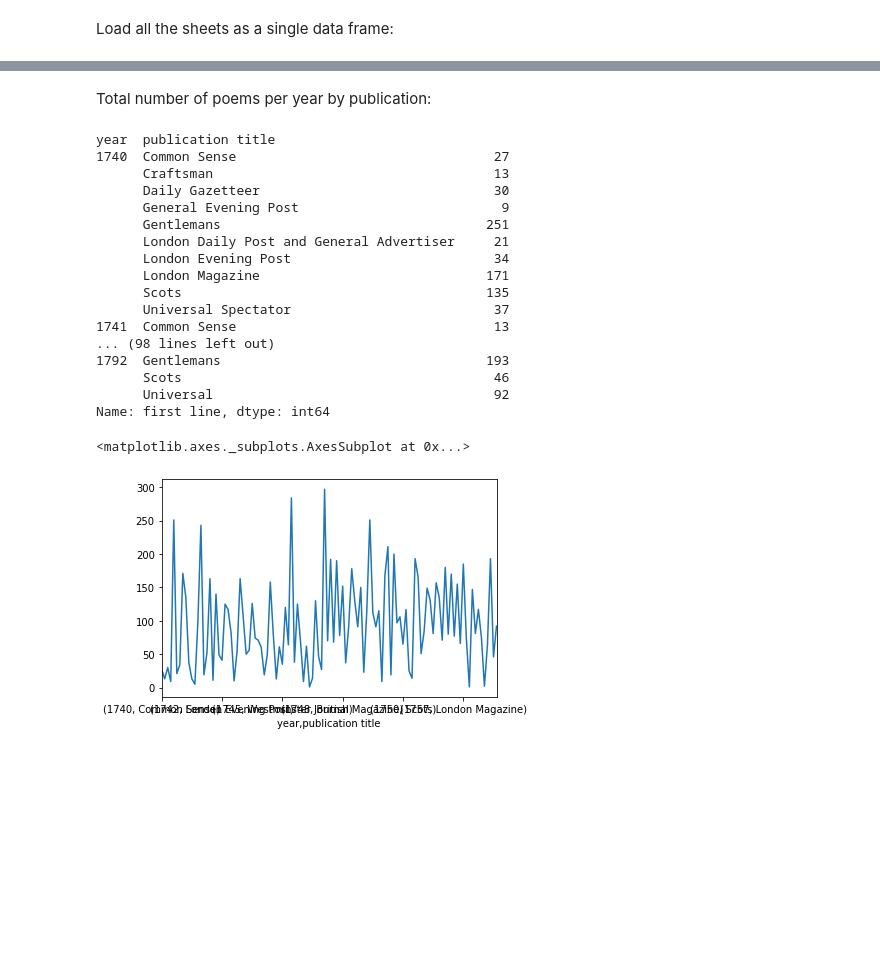
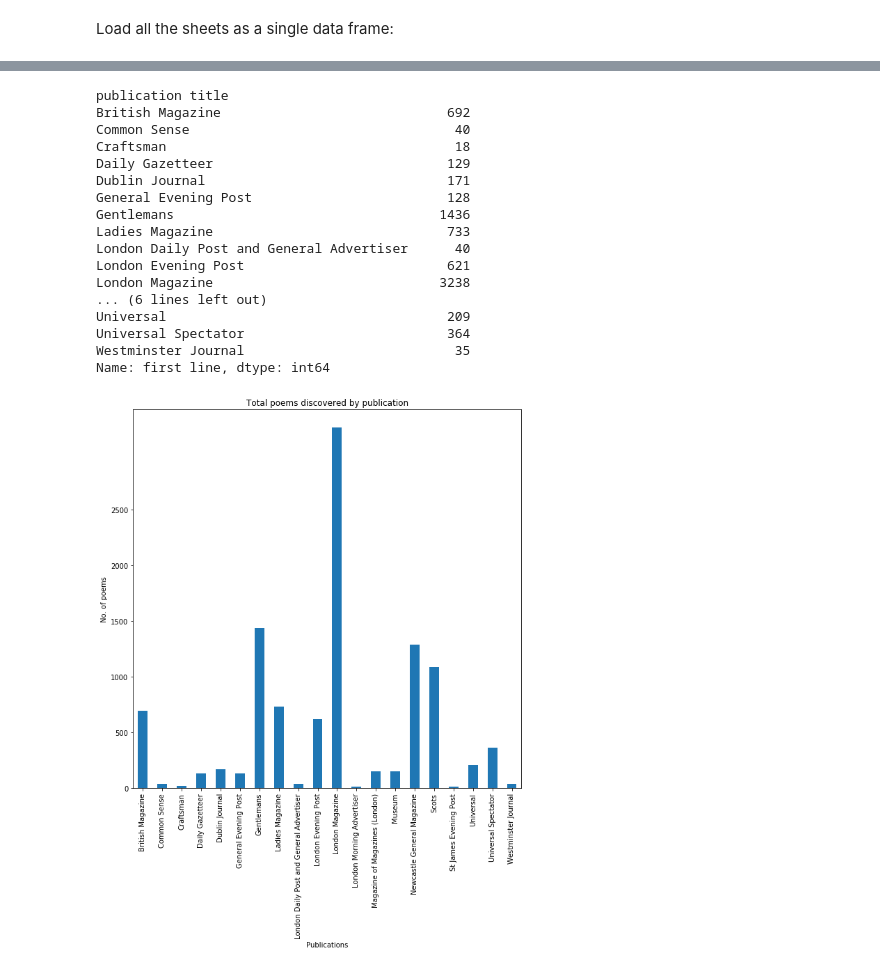
Before and after one commit to ilrt/VisualisingPoeticCulture, a Jupyter notebook: total_poems.ipynb, the cells around one changed output, grey strips where cells are left out. Cells and saved outputs as stored; diff of their text form; code cells hidden in the pictures; blank space fills up the shorter version.

Commit message:
Show the total poems per publication.

```diff
--- a/total_poems.ipynb
+++ b/total_poems.ipynb
@@ -1,8 +1,10 @@
 # %% [markdown]
 Load all the sheets as a single data frame:
 # %%
+import numpy as np
+import matplotlib.pyplot as plot
 import pandas as pd
 import visualising_poetry as vp
-vp.VisualisingPoetrySetup().setup_if_needed()
-df = vp.VisualisingPoetryQuery().pickle_as_single_data_frame()
+vp.setup_if_needed()
+df = vp.pickle_as_single_data_frame()
 # %% [markdown]
@@ -35,29 +12,26 @@ Name: first line, dtype: int64
-# %% [markdown]
-Total number of poems per year by publication:
-# %%
-# number of poems by year and publication
-total_poems_by_year_pub = df.groupby(['year', 'publication title'])['first line'].count()
-with pd.option_context('display.max_rows', None, 'display.max_columns', None):
-    print(total_poems_by_year_pub)
-
-total_poems_by_year_pub.plot()
-# %% [output]
-year  publication title
-1740  Common Sense                                 27
-      Craftsman                                    13
-      Daily Gazetteer                              30
-      General Evening Post                          9
-      Gentlemans                                  251
-      London Daily Post and General Advertiser     21
-      London Evening Post                          34
-      London Magazine                             171
-      Scots                                       135
-      Universal Spectator                          37
-1741  Common Sense                                 13
-... (98 lines left out)
-1792  Gentlemans                                  193
-      Scots                                        46
-      Universal                                    92
-Name: first line, dtype: int64
-<matplotlib.axes._subplots.AxesSubplot at 0x...>
-[figure, removed]
+# %%
+total = df.groupby('publication title')['first line'].size()
+print(total)
+total.plot(kind='bar', title="Total poems discovered by publication", figsize=(10,10), yticks=np.arange(0,3000,500))
+plot.xlabel("Publications")
+plot.ylabel("No. of poems")
+plot.show()
+# %% [output]
+publication title
+British Magazine                             692
+Common Sense                                  40
+Craftsman                                     18
+Daily Gazetteer                              129
+Dublin Journal                               171
+General Evening Post                         128
+Gentlemans                                  1436
+Ladies Magazine                              733
+London Daily Post and General Advertiser      40
+London Evening Post                          621
+London Magazine                             3238
+... (6 lines left out)
+Universal                                    209
+Universal Spectator                          364
+Westminster Journal                           35
+Name: first line, dtype: int64
+[figure, added]
```
Also changed, not shown: parts of 2 cells of this notebook.
